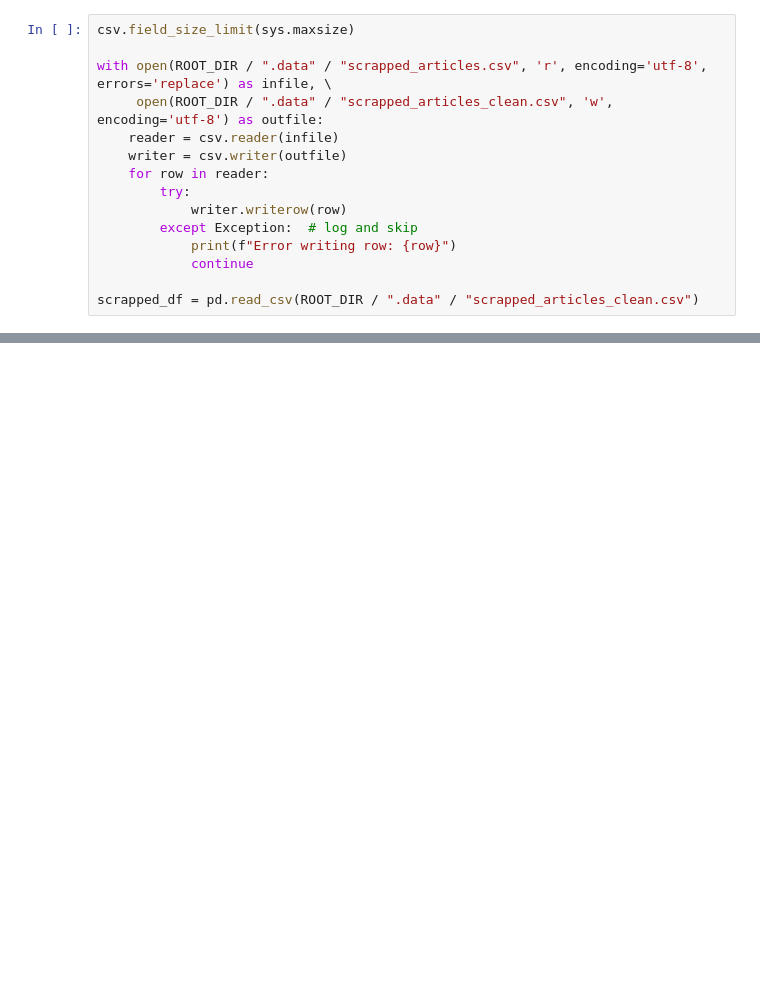
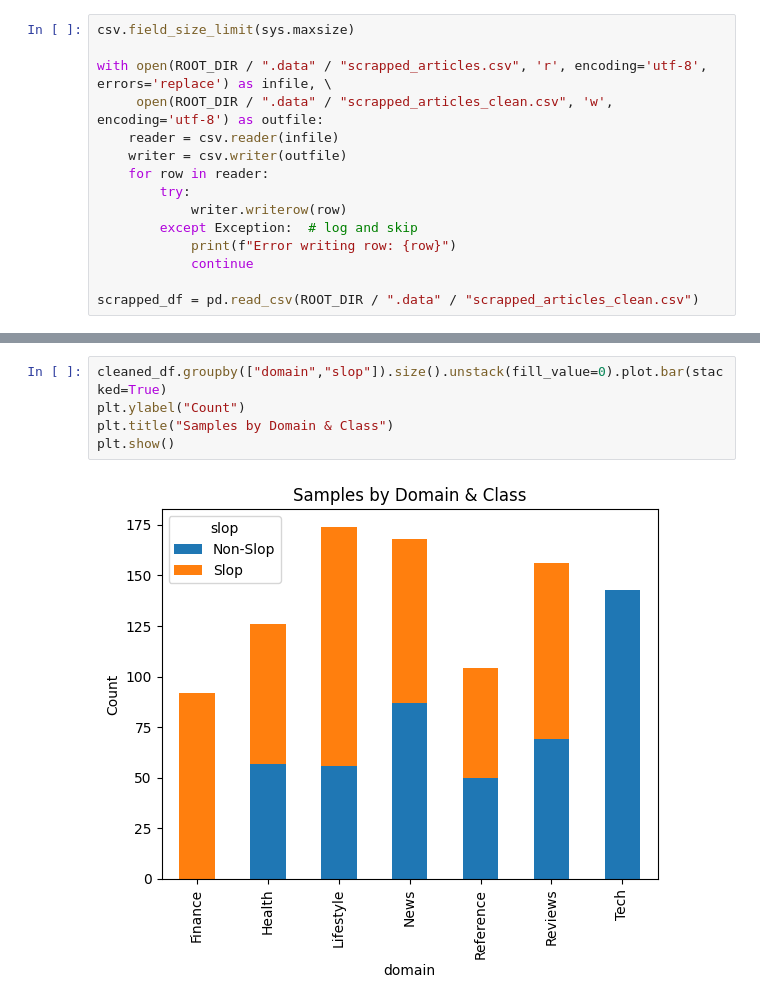
Before and after one commit to elalber2000/stop_slop, a Jupyter notebook: notebooks/data_exploration.ipynb, the cells around one changed output, grey strips where cells are left out. Drawn from its saved outputs; the diff is of its cells as text; blank space fills up the shorter version.

```diff
--- a/notebooks/data_exploration.ipynb
+++ b/notebooks/data_exploration.ipynb
@@ -36,0 +191,7 @@ scrapped_df
+# %%
+cleaned_df.groupby(["domain","slop"]).size().unstack(fill_value=0).plot.bar(stacked=True)
+plt.ylabel("Count")
+plt.title("Samples by Domain & Class")
+plt.show()
+# %% [output]
+[figure, added]
```
Also changed, not shown: parts of 18 cells of this notebook, 2 other files.
